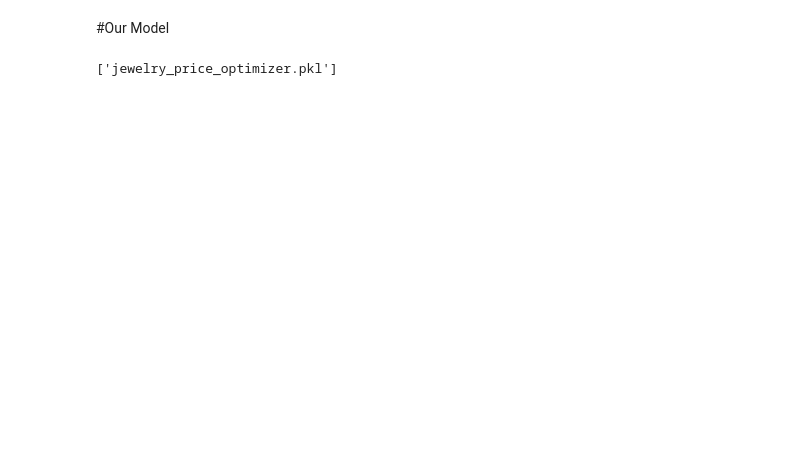
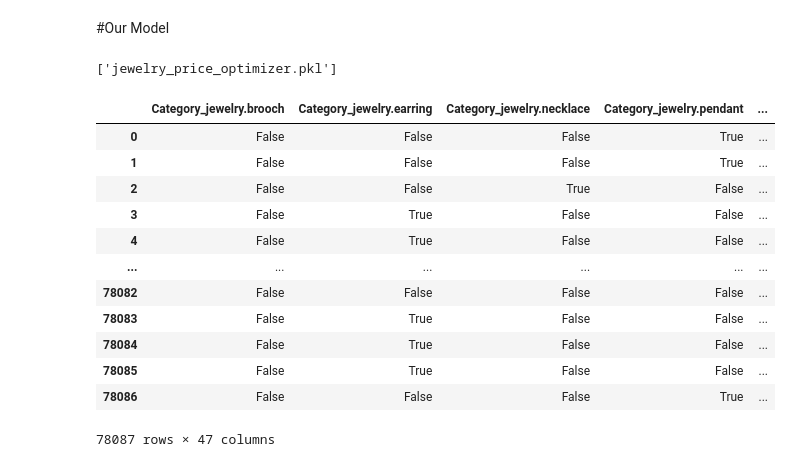
Before and after one commit to Richard-Gidi/AMDARI, a Jupyter notebook: PRICE_OPTIMIZATION/Jewelry_Optimization.ipynb, the cells around one changed output. Saved outputs shown, nothing was run; the diff lists cells and outputs as text; code cells hidden in the pictures; blank space fills up the shorter version.

```diff
--- a/PRICE_OPTIMIZATION/Jewelry_Optimization.ipynb
+++ b/PRICE_OPTIMIZATION/Jewelry_Optimization.ipynb
@@ -1015,3 +1081,19 @@ Neural Network Metrics:
 joblib.dump(rf_model, 'jewelry_price_optimizer.pkl')
 # %% [output]
 ['jewelry_price_optimizer.pkl']
+# %%
+x
+# %% [output]
+|  | Category_jewelry.brooch | Category_jewelry.earring | Category_jewelry.necklace | Category_jewelry.pendant | ... |
+| 0 | False | False | False | True | ... |
+| 1 | False | False | False | True | ... |
+| 2 | False | False | True | False | ... |
+| 3 | False | True | False | False | ... |
+| 4 | False | True | False | False | ... |
+| ... | ... | ... | ... | ... | ... |
+| 78082 | False | False | False | False | ... |
+| 78083 | False | True | False | False | ... |
+| 78084 | False | True | False | False | ... |
+| 78085 | False | True | False | False | ... |
+| 78086 | False | False | False | True | ... |
+78087 rows × 47 columns
```
Also changed, not shown: parts of 12 cells of this notebook.
